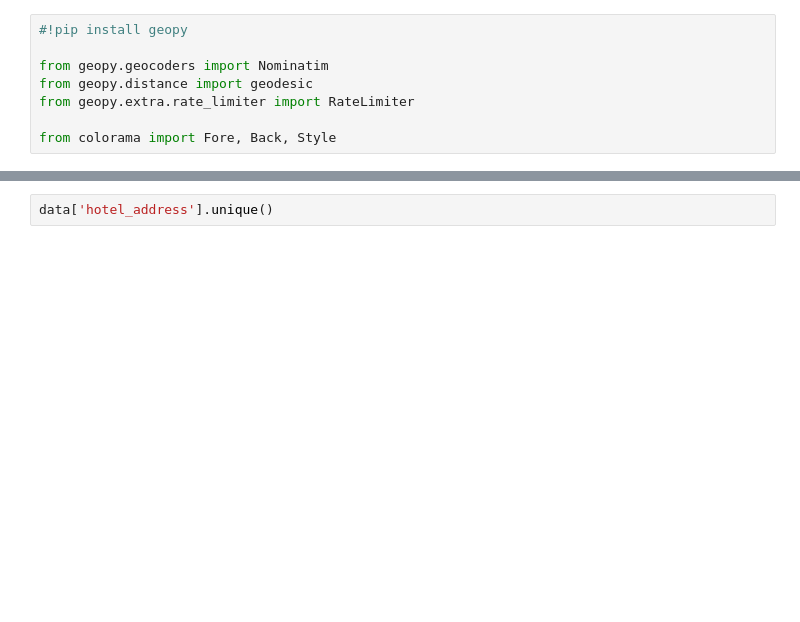
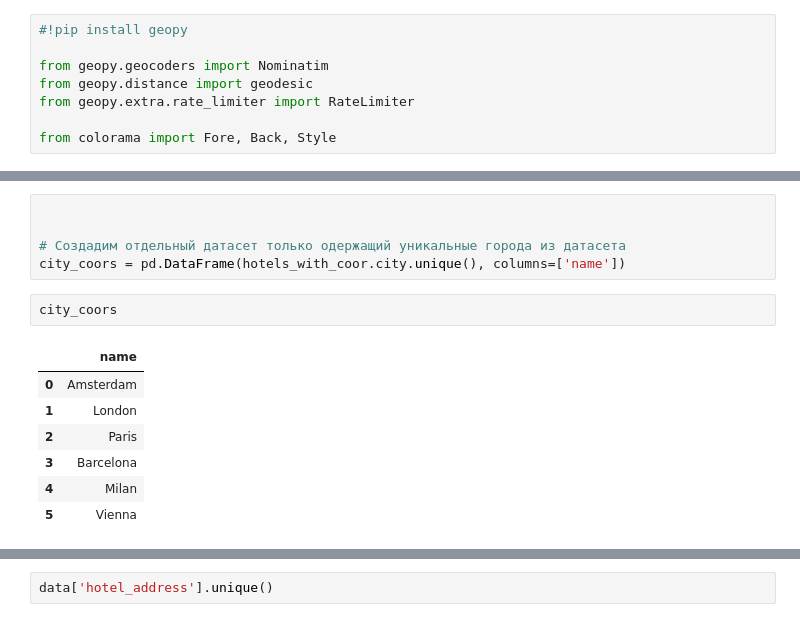
Before and after one commit to Wladeemer/SF_DSPR-111-PROJECT-3-EDA_Feature_Engineering_Kaggle, a Jupyter notebook: Booking_reviews.ipynb, the cells around one changed output, grey strips where cells are left out. Drawn from its saved outputs; the diff is of its cells as text; blank space fills up the shorter version.

```diff
--- a/Booking_reviews.ipynb
+++ b/Booking_reviews.ipynb
@@ -729,0 +620,15 @@ ax2.set_ylabel('');
+# %%
+
+
+# Создадим отдельный датасет только одержащий уникальные города из датасета
+city_coors = pd.DataFrame(hotels_with_coor.city.unique(), columns=['name'])
+# %%
+city_coors
+# %% [output]
+|  | name |
+| 0 | Amsterdam |
+| 1 | London |
+| 2 | Paris |
+| 3 | Barcelona |
+| 4 | Milan |
+| 5 | Vienna |
```
Also changed, not shown: parts of 27 cells of this notebook.
